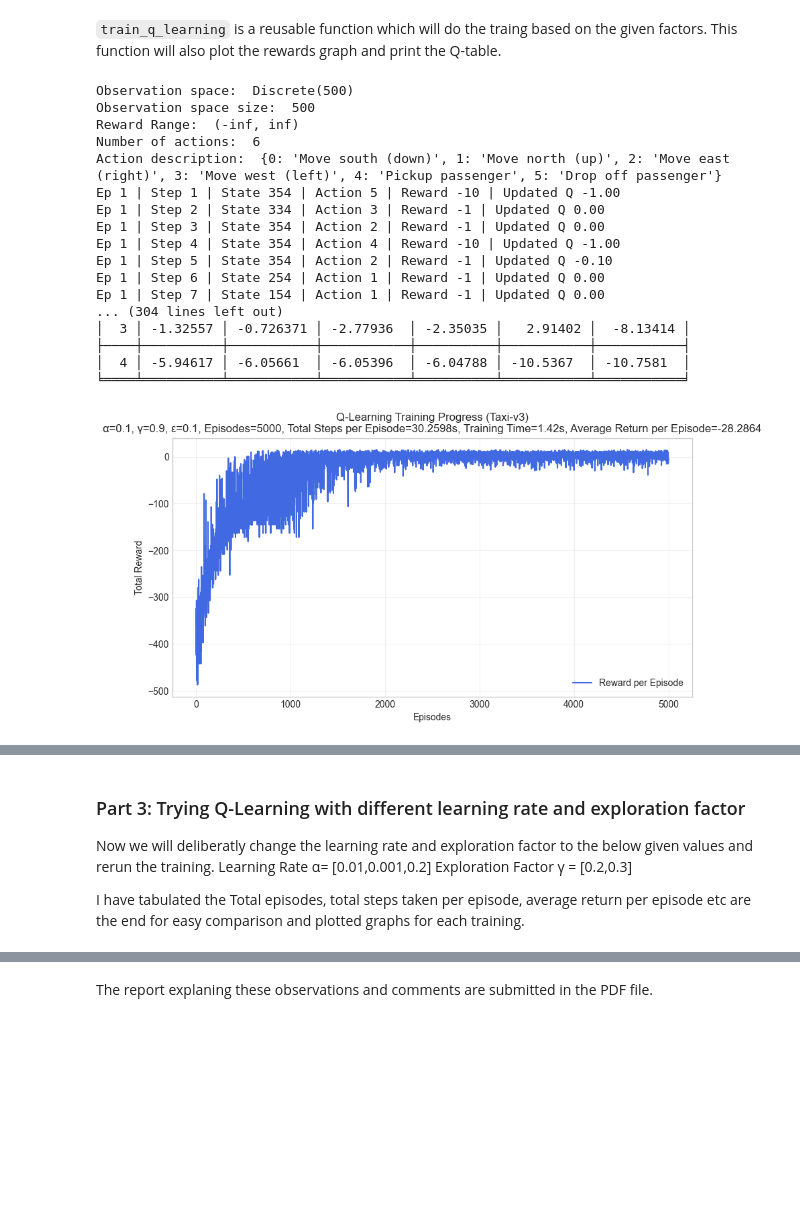
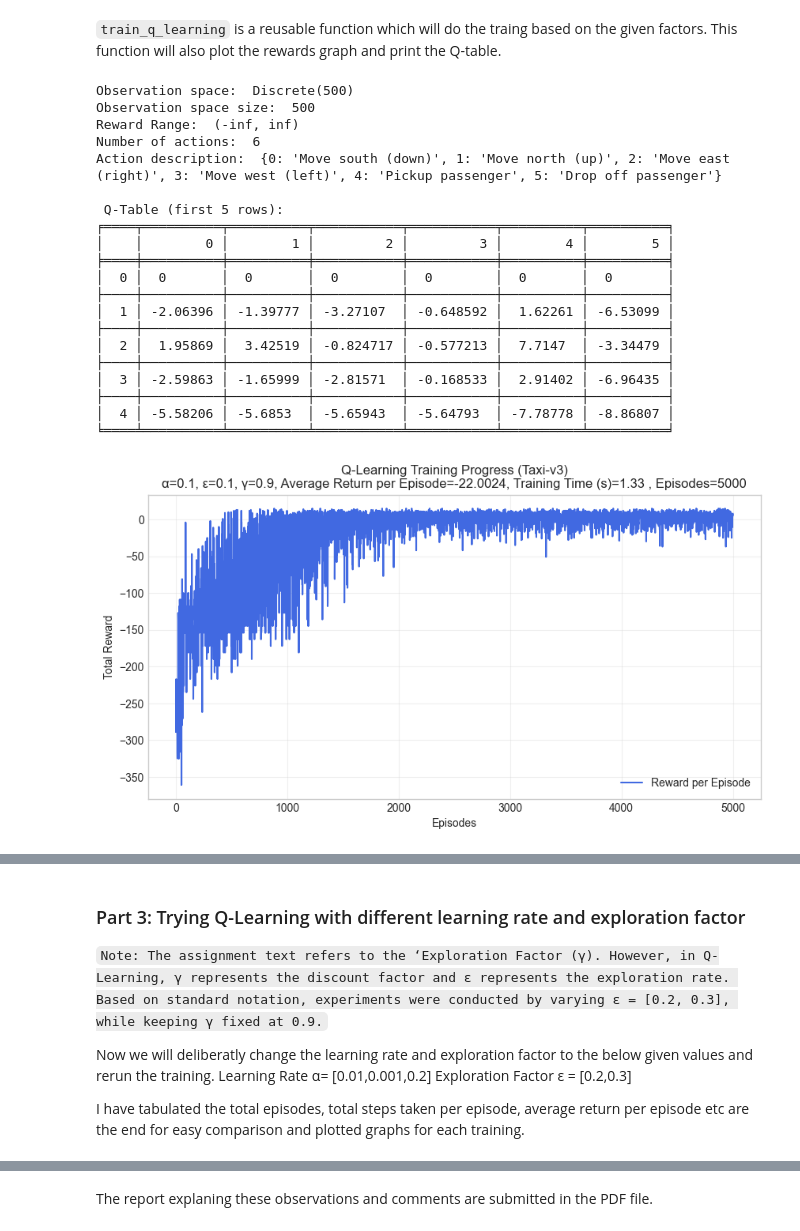
Before and after one commit to Christo-Conestoga-AIML/RL-Assignment-2, a Jupyter notebook: lib/main.ipynb, the cells around one changed output, grey strips where cells are left out. Cells and saved outputs as stored; diff of their text form; code cells hidden in the pictures; blank space fills up the shorter version.

Commit message:
assignment completed

```diff
--- a/lib/main.ipynb
+++ b/lib/main.ipynb
@@ -56,18 +56,14 @@ The goal is to train the agent so that it learns the optimal strategy to pick up
 # %% [markdown]
 `train_q_learning` is a reusable function which will do the traing based on the given factors. This function will also plot the rewards graph and print the Q-table.
 # %%
-def train_q_learning(alpha=0.1, gamma=0.9, epsilon=1.0, epsilon_decay=0.995, min_epsilon=0.1,
-                     episodes=5000, max_steps=100, log_episodes=3, enable_logs=True):
+def train_q_learning(alpha=0.1, gamma=0.9, epsilon=0.1, episodes=5000, max_steps=100, enable_logs=True):
 
-   # Make the gym Taxhi-V3 environment
     env = gym.make("Taxi-v3")
     num_states, num_actions = describe_env(env, enable_logs=enable_logs)
     Q = np.zeros((num_states, num_actions))
 
     rewards = []
     steps_per_episode = []
-
-    # Start timer
     start_time = time.time()
 
     for episode in range(episodes):
@@ -85,7 +81,6 @@ def train_q_learning(alpha=0.1, gamma=0.9, epsilon=1.0, epsilon_decay=0.995, min
 
             next_state, reward, done, truncated, info = env.step(action)
 
-            # Update Q-value using the Q-learning update rule
             old_value = Q[state, action]
             next_max = np.max(Q[next_state, :])
             Q[state, action] = (1 - alpha) * old_value + alpha * (reward + gamma * next_max)
@@ -94,80 +89,60 @@ def train_q_learning(alpha=0.1, gamma=0.9, epsilon=1.0, epsilon_decay=0.995, min
             state = next_state
             steps += 1
 
-            if episode < log_episodes and enable_logs:
-                print(f"Ep {episode+1} | Step {steps} | State {state} | Action {action} | "
-                      f"Reward {reward} | Updated Q {Q[state, action]:.2f}")
-
         rewards.append(total_rewards)
         steps_per_episode.append(steps)
-        epsilon = max(min_epsilon, epsilon * epsilon_decay)
 
-    # Stop timer
-    end_time = time.time()
-    training_time = end_time - start_time
+    training_time = time.time() - start_time
 
-    # Build summary DataFrame
     df = pd.DataFrame({
+        "Learning Rate": [alpha],
+        "Exploration Factor (ε)": [epsilon],
+        "Average Return per Episode": [np.mean(rewards)],
         "Training Time (s)": [round(training_time, 2)],
-        "Average Return per Episode": [np.mean(rewards)],
         "Total Steps per Episode": [np.mean(steps_per_episode)],
         "Total Episodes": [episodes],
-        "Learning Rate": [alpha],
-        "Exploration Factor": [min_epsilon],
-        "Discount Factor": [gamma]
+        "Discount Factor (γ)": [gamma]
     })
 
     if enable_logs:
         print("\n Q-Table (first 5 rows):")
         print(tb.tabulate(pd.DataFrame(Q).head(), headers='keys', tablefmt='fancy_grid'))
 
-
     plt.figure(figsize=(10,5))
     plt.plot(rewards, label='Reward per Episode', color='royalblue')
     plt.title(f'Q-Learning Training Progress (Taxi-v3)\n'
-                  f'α={alpha}, γ={gamma}, ε={min_epsilon}, Episodes={episodes}, '
-                  f'Total Steps per Episode={np.mean(steps_per_episode)}s, '
-                  f'Training Time={training_time:.2f}s, '
-                  f'Average Return per Episode={np.mean(rewards)}')
+              f'α={alpha}, ε={epsilon}, γ={gamma}, Average Return per Episode={np.mean(rewards)}, Training Time (s)={round(training_time, 2)} , Episodes={episodes}')
     plt.xlabel('Episodes')
     plt.ylabel('Total Reward')
     plt.legend()
     plt.grid(True, alpha=0.3)
     plt.show()
 
-
     return Q, df
 # %%
 # Train the agent using the defined Q-learning function
-Q_table, metrics_df0 = train_q_learning(
-    alpha=0.1,
-    gamma=0.9,
-    epsilon=1.0,
-    epsilon_decay=0.995,
-    min_epsilon=0.1,
-    episodes=5000,
-    max_steps=100,
-    log_episodes=3
-)
-
+Q_table, metrics_df0 = train_q_learning(alpha=0.1, epsilon=0.1)
 
 display(metrics_df0)
 # %% [output]
 Observation space:  Discrete(500)
 Observation space size:  500
 Reward Range:  (-inf, inf)
 Number of actions:  6
 Action description:  {0: 'Move south (down)', 1: 'Move north (up)', 2: 'Move east (right)', 3: 'Move west (left)', 4: 'Pickup passenger', 5: 'Drop off passenger'}
-Ep 1 | Step 1 | State 354 | Action 5 | Reward -10 | Updated Q -1.00
-Ep 1 | Step 2 | State 334 | Action 3 | Reward -1 | Updated Q 0.00
-Ep 1 | Step 3 | State 354 | Action 2 | Reward -1 | Updated Q 0.00
-Ep 1 | Step 4 | State 354 | Action 4 | Reward -10 | Updated Q -1.00
-Ep 1 | Step 5 | State 354 | Action 2 | Reward -1 | Updated Q -0.10
-Ep 1 | Step 6 | State 254 | Action 1 | Reward -1 | Updated Q 0.00
-Ep 1 | Step 7 | State 154 | Action 1 | Reward -1 | Updated Q 0.00
-... (304 lines left out)
-│  3 │ -1.32557 │ -0.726371 │ -2.77936  │ -2.35035 │   2.91402 │  -8.13414 │
-├────┼──────────┼───────────┼───────────┼──────────┼───────────┼───────────┤
-│  4 │ -5.94617 │ -6.05661  │ -6.05396  │ -6.04788 │ -10.5367  │ -10.7581  │
-╘════╧══════════╧═══════════╧═══════════╧══════════╧═══════════╧═══════════╛
+
+ Q-Table (first 5 rows):
+╒════╤══════════╤══════════╤═══════════╤═══════════╤══════════╤══════════╕
+│    │        0 │        1 │         2 │         3 │        4 │        5 │
+╞════╪══════════╪══════════╪═══════════╪═══════════╪══════════╪══════════╡
+│  0 │  0       │  0       │  0        │  0        │  0       │  0       │
+├────┼──────────┼──────────┼───────────┼───────────┼──────────┼──────────┤
+│  1 │ -2.06396 │ -1.39777 │ -3.27107  │ -0.648592 │  1.62261 │ -6.53099 │
+├────┼──────────┼──────────┼───────────┼───────────┼──────────┼──────────┤
+│  2 │  1.95869 │  3.42519 │ -0.824717 │ -0.577213 │  7.7147  │ -3.34479 │
+├────┼──────────┼──────────┼───────────┼───────────┼──────────┼──────────┤
+│  3 │ -2.59863 │ -1.65999 │ -2.81571  │ -0.168533 │  2.91402 │ -6.96435 │
+├────┼──────────┼──────────┼───────────┼───────────┼──────────┼──────────┤
+│  4 │ -5.58206 │ -5.6853  │ -5.65943  │ -5.64793  │ -7.78778 │ -8.86807 │
+╘════╧══════════╧══════════╧═══════════╧═══════════╧══════════╧══════════╛
-[figure, old version]
+[figure, new version]
@@ -176,10 +151,12 @@ Ep 1 | Step 7 | State 154 | Action 1 | Reward -1 | Updated Q 0.00
 # %% [markdown]
 ### Part 3: Trying Q-Learning with different learning rate and exploration factor
+``Note: The assignment text refers to the ‘Exploration Factor (γ). However, in Q-Learning, γ represents the discount factor and ε represents the exploration rate. Based on standard notation, experiments were conducted by varying ε = [0.2, 0.3], while keeping γ fixed at 0.9.``
+
 Now we will deliberatly change the learning rate and exploration factor to the below given values and rerun the training.
 Learning Rate α= [0.01,0.001,0.2]
-Exploration Factor γ = [0.2,0.3]
+Exploration Factor ε = [0.2,0.3]
 
-I have tabulated the Total episodes, total steps taken per episode, average return per episode etc are the end for easy comparison and plotted graphs for each training.
+I have tabulated the total episodes, total steps taken per episode, average return per episode etc are the end for easy comparison and plotted graphs for each training.
 # %%
 results = [metrics_df0]
 
```
Also changed, not shown: parts of 5 cells of this notebook.
